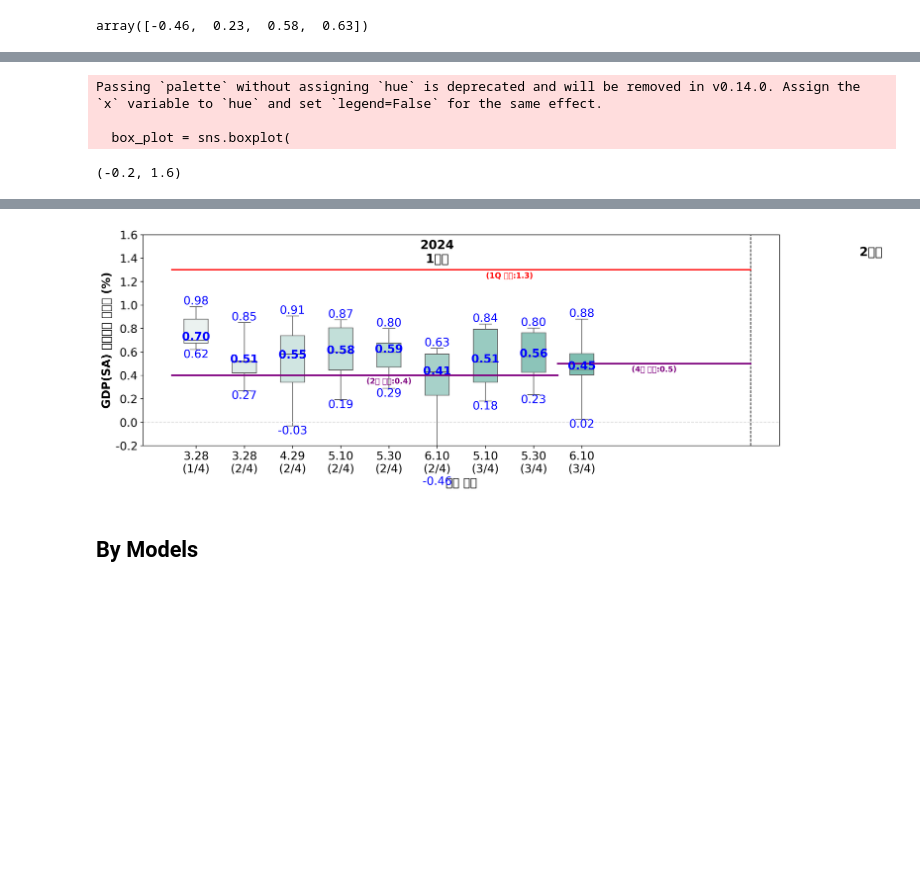
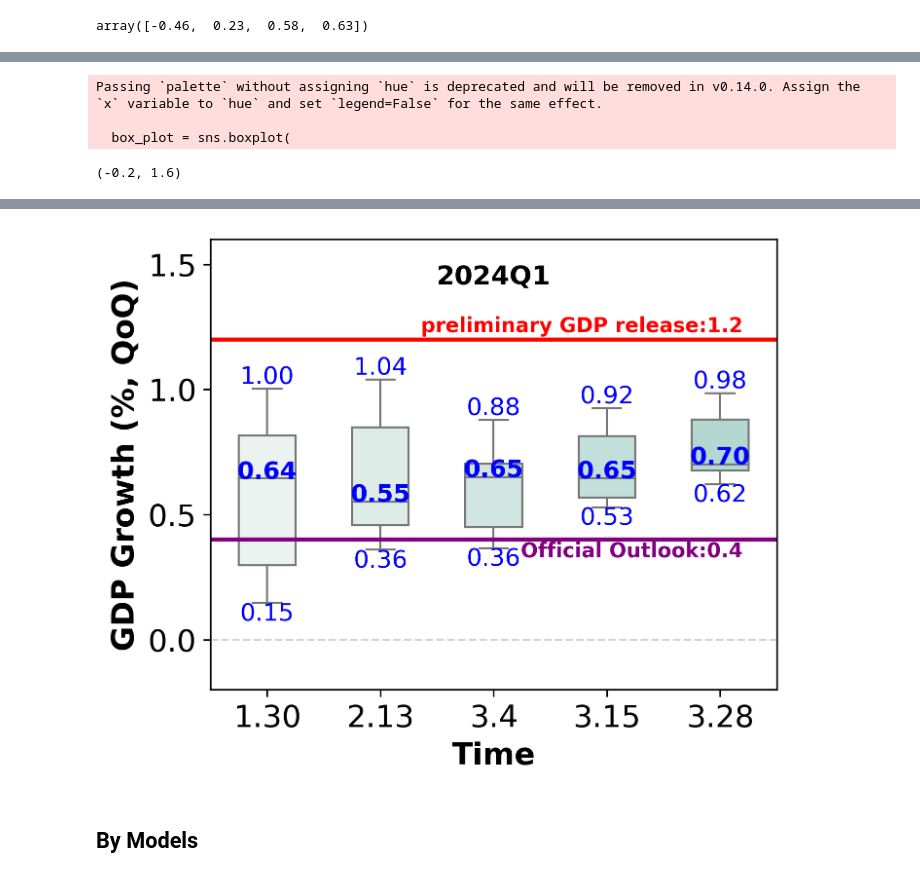
Before and after one commit to bwade9090/PRISM-Now_R-R, a Jupyter notebook: PRISM_new-boxplot.ipynb, the cells around one changed output, grey strips where cells are left out. Drawn from its saved outputs; the diff is of its cells as text; code cells hidden in the pictures; blank space fills up the shorter version.

Commit message:
plot 24Q1

```diff
--- a/PRISM_new-boxplot.ipynb
+++ b/PRISM_new-boxplot.ipynb
@@ -63,16 +63,16 @@ def rmse(y_pred,y_true):
 def mae(y_pred,y_true):
     return np.mean(np.abs(y_pred-y_true))
 # %%
-from matplotlib import font_manager as fm
-font_dirs = ['D:/8.work/font/']
-font_files = fm.findSystemFonts(fontpaths=font_dirs)
+# from matplotlib import font_manager as fm
+# font_dirs = ['D:/8.work/font/']
+# font_files = fm.findSystemFonts(fontpaths=font_dirs)
 
-for font_file in font_files:
-    fm.fontManager.addfont(font_file)
+# for font_file in font_files:
+#     fm.fontManager.addfont(font_file)
 
-# set font
-plt.rcParams['font.family'] = 'Malgun Gothic'
-plt.rcParams['axes.unicode_minus'] = False
+# # set font
+# plt.rcParams['font.family'] = 'Malgun Gothic'
+# plt.rcParams['axes.unicode_minus'] = False
 # %% [markdown]
 ## 1. <font color=blue> Analysis
 # %% [markdown]
@@ -1257,7 +1190,7 @@ See the caveats in the documentation: https://pandas.pydata.org/pandas-docs/stab
 # %%
 temp = list(bp.columns)
 # %%
-temp = [x.replace(' ','\n') for x in temp]
+temp = [x[:-6] for x in temp]
 # %%
 temp
 # %% [output]
@@ -1279,10 +1221,10 @@ bp.columns = temp
 # sns.color_palette(palette=None)
 # sns.set(color_codes=True)
 
-fs = 15
+fs = 12
 
 plt.rc('font', size=15)
-fig, ax = plt.subplots(figsize=(15,5), dpi=300)
+fig, ax = plt.subplots(figsize=(5,4), dpi=300)
 box_plot = sns.boxplot(
     x = [x[1] for x in bp.stack().index],
     y = bp.stack().loc[[x for x in bp.stack().index]],
@@ -1291,8 +1233,8 @@ box_plot = sns.boxplot(
     width=0.5, palette=sns.color_palette("light:#5A9",n_colors=12), saturation=1,  linewidth=1)
 
 
-plt.ylabel('GDP(SA) 전기대비 성장률 (%)', weight='bold')
-plt.xlabel('전망 시점', weight='bold')
+plt.ylabel('GDP Growth (%, QoQ)', weight='bold')
+plt.xlabel('Time', weight='bold')
 
 
 medians = np.array(mean_list)
@@ -1320,11 +1262,11 @@ for xtick in box_plot.get_xticks():
 #             horizontalalignment='left',size=fs-2,color='blue')#,weight='semibold')
 
 
-plt.text(5, 1.45, '2024\n1분기',
+plt.text(2, 1.45, '2024Q1',
             horizontalalignment='center',verticalalignment='center',size=fs+1,color='k',weight='semibold')
 
-plt.text(14, 1.45, '2분기',
-            horizontalalignment='center',verticalalignment='center',size=fs+1,color='k',weight='semibold')
+# plt.text(14, 1.45, '2분기',
+#             horizontalalignment='center',verticalalignment='center',size=fs+1,color='k',weight='semibold')
 # plt.text(26, 1.35, '22024\n1분기',
 #             horizontalalignment='center',verticalalignment='center',size=fs+1,color='k',weight='semibold')
 # plt.text(35, 1.35, '2분기',
@@ -1333,23 +1275,23 @@ plt.text(14, 1.45, '2분기',
 plt.axhline(y=0,ls='--',lw=1, color='lightgray')
 
 
-plt.axvline(x=11.5,ls='--',lw=1, color='black')
+# plt.axvline(x=11.5,ls='--',lw=1, color='black')
 # plt.axvline(x=20.5,ls='--',lw=1, color='black')
 # plt.axvline(x=32.5,ls='--',lw=1, color='black')
 
 pre_end=0.5
-plt.plot([-0.5,11.5],[1.3,1.3],lw=2,color='red')
-plt.text(6.5, 1.23, '(1Q 속보:1.3)',
-            horizontalalignment='center',size=10,color='red',weight='semibold')
+plt.plot([-0.5,4.5],[1.2,1.2],lw=2,color='red')
+plt.text(4.2, 1.23, 'preliminary GDP release:1.2',
+            horizontalalignment='right',size=10,color='red',weight='semibold')
 
 
-plt.plot([-0.5,7.5],[0.4,0.4],lw=2,color='purple')
-plt.text(4.0, 0.33, '(2월 전망:0.4)',
-            horizontalalignment='center',size=10,color='purple',weight='semibold')
+plt.plot([-0.5,4.5],[0.4,0.4],lw=2,color='purple')
+plt.text(4.2, 0.33, 'Official Outlook:0.4',
+            horizontalalignment='right',size=10,color='purple',weight='semibold')
 
-plt.plot([7.5,11.5],[0.5,0.5],lw=2,color='purple')
-plt.text(9.5, 0.43, '(4월 점검:0.5)',
-            horizontalalignment='center',size=10,color='purple',weight='semibold')
+# plt.plot([7.5,11.5],[0.5,0.5],lw=2,color='purple')
+# plt.text(9.5, 0.43, '(4월 점검:0.5)',
+#             horizontalalignment='center',size=10,color='purple',weight='semibold')
 
 # pre_end=0.5
 # plt.plot([7.5,20.5],[0.625,0.625],lw=2,color='red')
@@ -1376,6 +1318,7 @@ plt.text(9.5, 0.43, '(4월 점검:0.5)',
 # plt.plot([x2,x2],[y1,y2],lw=2,color='red')
 # plt.plot([x2,x1],[y2,y2],lw=2,color='red')
 
+plt.xlim((-0.5,4.5))
 plt.ylim((-0.2,1.6))
 
 
@@ -1405,4 +1331,4 @@ WARNING:matplotlib.font_manager:findfont: Font family 'Malgun Gothic' not found.
-[figure, old version]
+[figure, new version]
 # %% [markdown]
 ## By Models
 # %%
```
Also changed, not shown: parts of 8 cells of this notebook.
